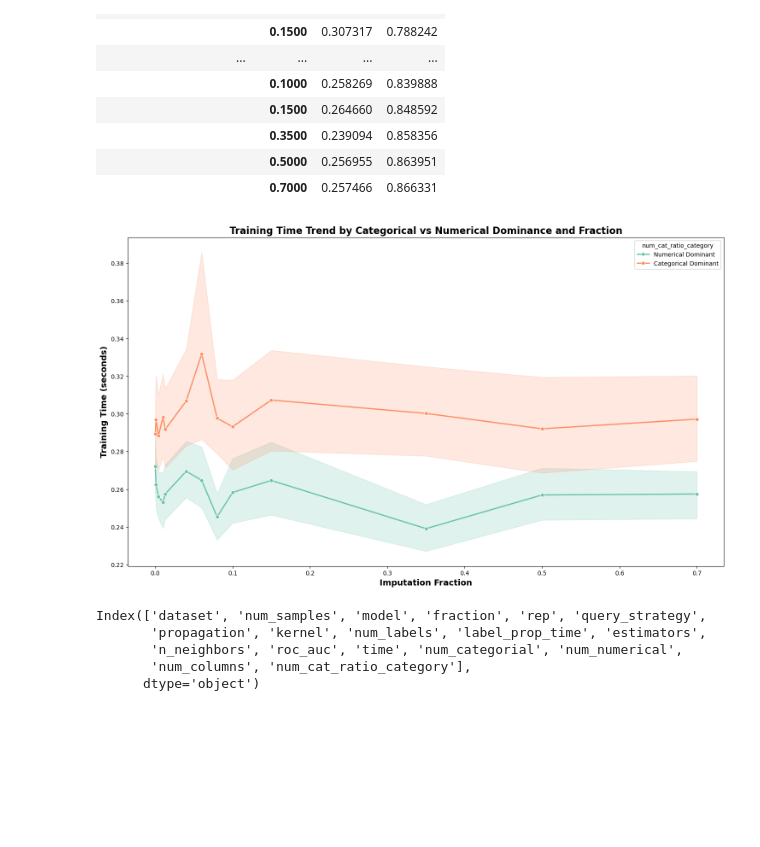
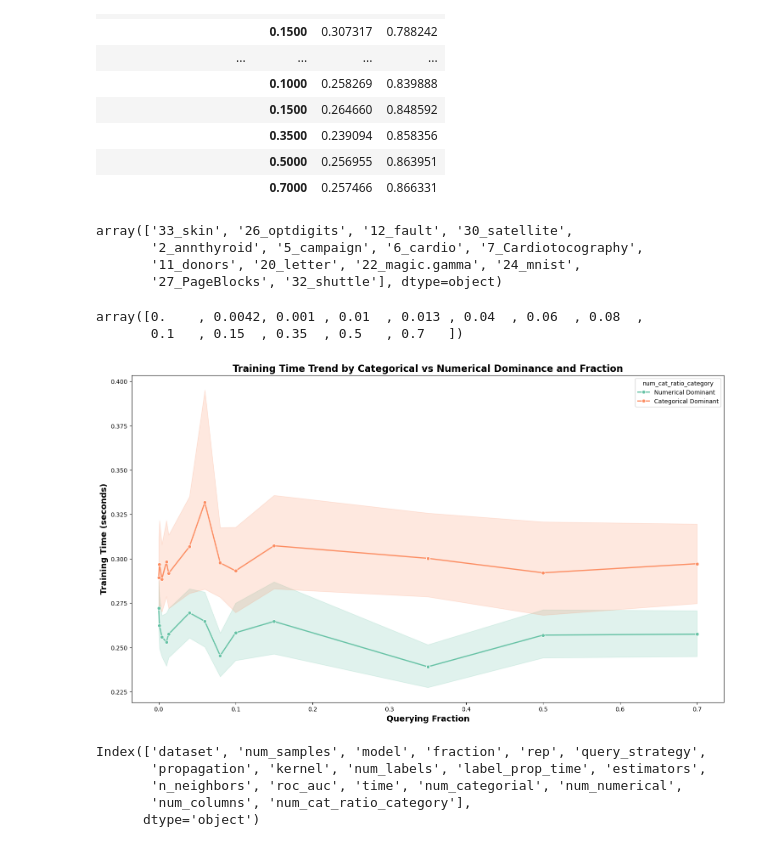
Before and after one commit to Vinylango25/Active-Semi-Supervised-Learning-SSALAD-Project-, a Jupyter notebook: jupyter/TestParams.ipynb, the cells around one changed output. Cells and saved outputs as stored; diff of their text form; code cells hidden in the pictures; blank space fills up the shorter version.

```diff
--- a/jupyter/TestParams.ipynb
+++ b/jupyter/TestParams.ipynb
@@ -340,24 +460,36 @@ iforest_size_data.groupby(["num_cat_ratio_category", "fraction"])[["time", "roc_
 |  | 0.3500 | 0.239094 | 0.858356 |
 |  | 0.5000 | 0.256955 | 0.863951 |
 |  | 0.7000 | 0.257466 | 0.866331 |
+# %%
+iforest_size_data.dataset.unique()
+# %% [output]
+array(['33_skin', '26_optdigits', '12_fault', '30_satellite',
+       '2_annthyroid', '5_campaign', '6_cardio', '7_Cardiotocography',
+       '11_donors', '20_letter', '22_magic.gamma', '24_mnist',
+       '27_PageBlocks', '32_shuttle'], dtype=object)
+# %%
+iforest_size_data.fraction.unique()
+# %% [output]
+array([0.    , 0.0042, 0.001 , 0.01  , 0.013 , 0.04  , 0.06  , 0.08  ,
+       0.1   , 0.15  , 0.35  , 0.5   , 0.7   ])
 # %%
 plt.figure(figsize=(18, 10))
 # plt training time vs fraction for both categories with lines
 sns.lineplot(data=iforest_size_data,
              x='fraction',
              y='time',
              hue='num_cat_ratio_category',
              palette='Set2',
              marker='o',
              linewidth=2)
 
 plt.title('Training Time Trend by Categorical vs Numerical Dominance and Fraction',
           fontweight="bold", fontsize=16)
-plt.xlabel('Imputation Fraction', fontweight="bold", fontsize=14)
+plt.xlabel('Querying Fraction', fontweight="bold", fontsize=14)
 plt.ylabel('Training Time (seconds)', fontweight="bold", fontsize=14)
 plt.show()
 # %% [output]
-[figure, old version]
+[figure, new version]
 # %%
 iforest_size_data.columns
 # %% [output]
```
Also changed, not shown: parts of 21 cells of this notebook.
